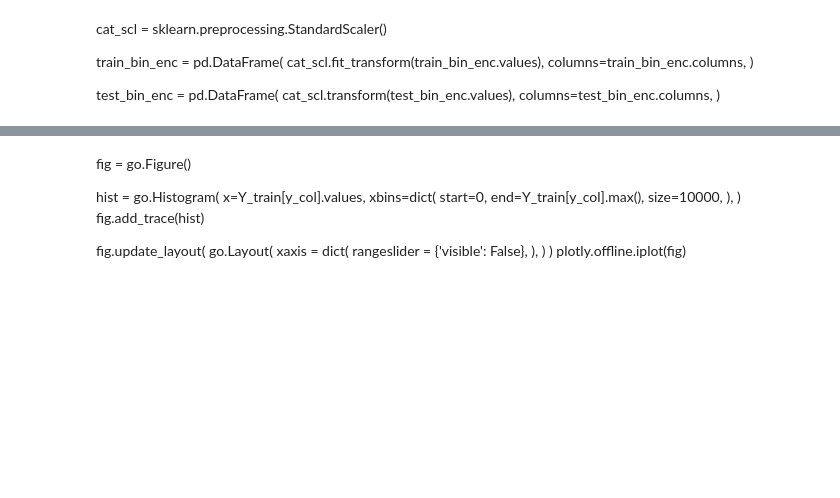
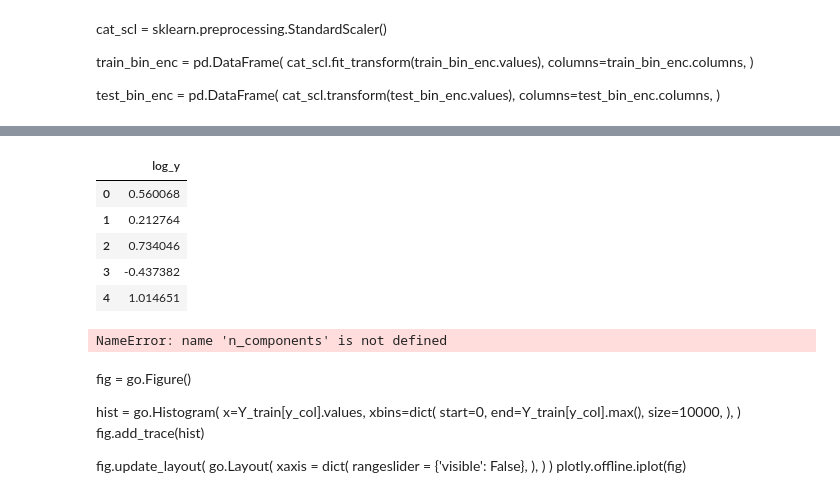
Before and after one commit to jamescorbin/kaggle, a Jupyter notebook: house_prices_regression/code/house_prices_regression.ipynb, the cells around one changed output, grey strips where cells are left out. Saved outputs shown, nothing was run; the diff lists cells and outputs as text; code cells hidden in the pictures; blank space fills up the shorter version.

```diff
--- a/house_prices_regression/code/house_prices_regression.ipynb
+++ b/house_prices_regression/code/house_prices_regression.ipynb
@@ -337,2 +426,9 @@ X_test = pd.DataFrame(pca.transform(X_test))
 # %%
-X.head(5)
+Y.head(5)
+# %% [output]
+|  | log_y |
+| 0 | 0.560068 |
+| 1 | 0.212764 |
+| 2 | 0.734046 |
+| 3 | -0.437382 |
+| 4 | 1.014651 |
@@ -341,3 +528,28 @@ Y_train = df_train[[y_col]]
+# %%
+import sklearn.random_projection
+import sklearn.decomposition
+import sklearn.cluster
+import sklearn.feature_selection
+
+n_components = 150
+f_regression = sklearn.feature_selection.f_regression
+
+projs = [
+    sklearn.decomposition.PCA(
+        n_components=n_components,
+        svd_solver='randomized',
+        whiten=True,
+    ),
+    sklearn.cluster.FeatureAgglomeration(
+        n_clusters=n_components,
+    ),
+    sklearn.feature_selection.SelectPercentile(
+        f_regression,
+        percentile=50,
+    ),
+]
+# %% [output]
+NameError: name 'n_components' is not defined
 # %% [markdown]
 fig = go.Figure()
 
```
Also changed, not shown: parts of 26 cells of this notebook, 3 other files.
